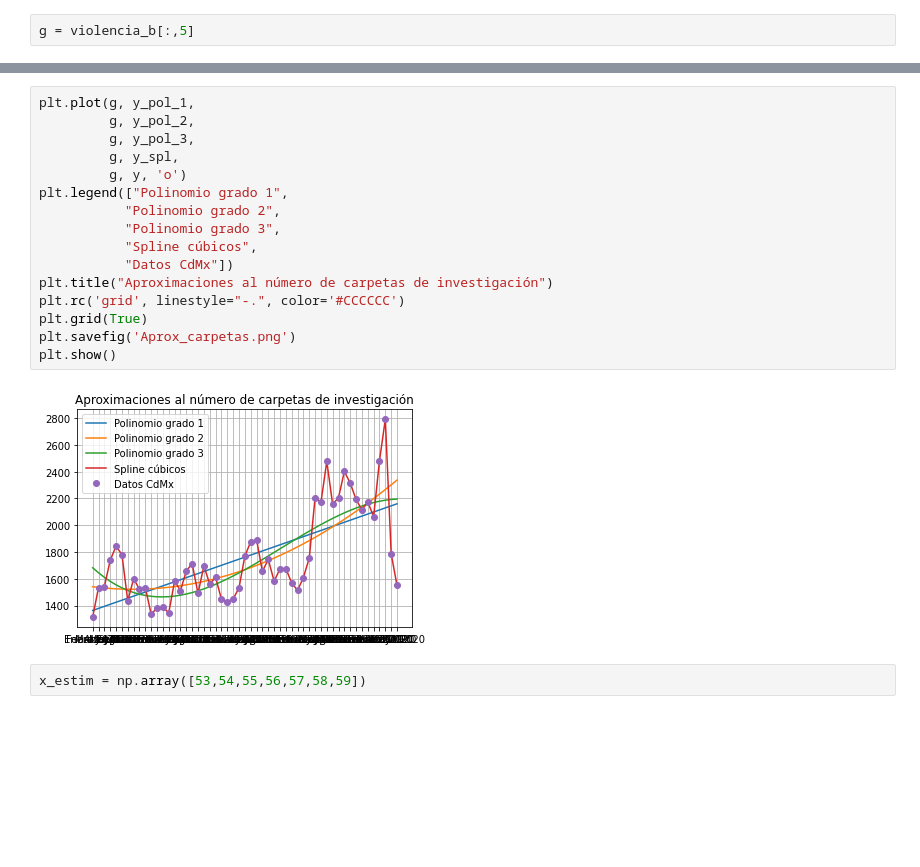
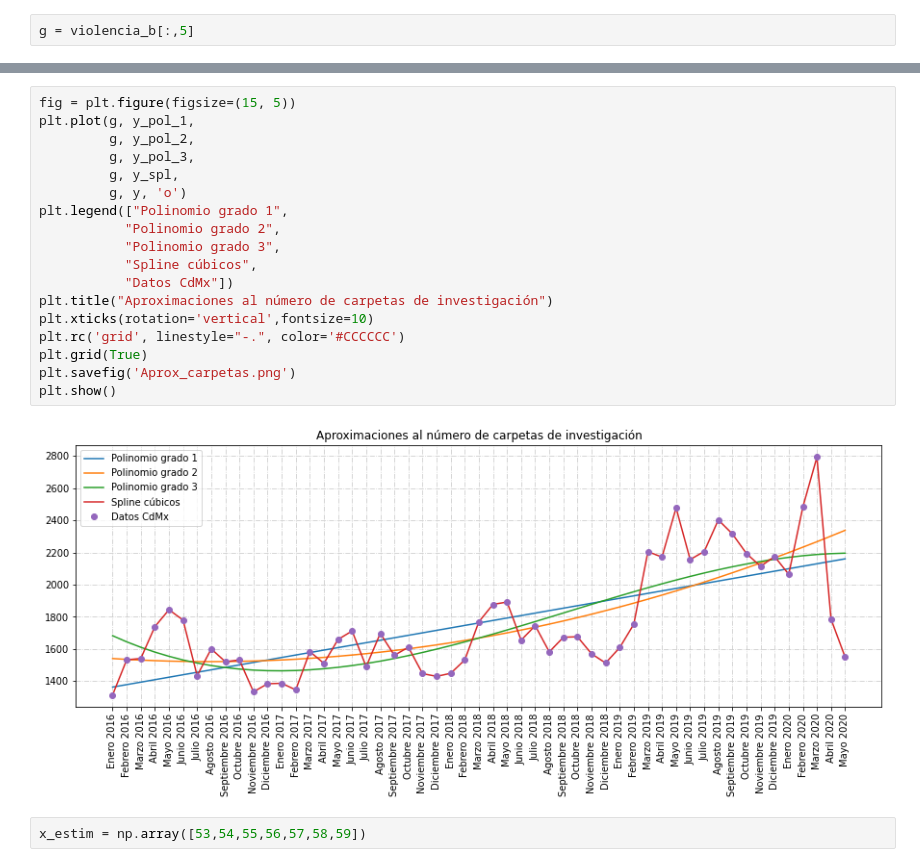
Before and after one commit to prope-2020-gh-classroom/practica-final-por-equipos-verano-2020-itam-patyua, a Jupyter notebook: Estimaciones2.ipynb, the cells around one changed output, grey strips where cells are left out. Saved outputs shown, nothing was run; the diff lists cells and outputs as text; blank space fills up the shorter version.

```diff
--- a/Estimaciones2.ipynb
+++ b/Estimaciones2.ipynb
@@ -198,23 +198,25 @@ array(['Enero 2016', 'Febrero 2016', 'Marzo 2016', 'Abril 2016',
        'Diciembre 2019', 'Enero 2020', 'Febrero 2020', 'Marzo 2020',
        'Abril 2020', 'Mayo 2020'], dtype=object)
 # %%
+fig = plt.figure(figsize=(15, 5))
 plt.plot(g, y_pol_1,
          g, y_pol_2,
          g, y_pol_3,
          g, y_spl,
          g, y, 'o')
 plt.legend(["Polinomio grado 1",
            "Polinomio grado 2",
            "Polinomio grado 3",
            "Spline cúbicos",
            "Datos CdMx"])
 plt.title("Aproximaciones al número de carpetas de investigación")
+plt.xticks(rotation='vertical',fontsize=10)
 plt.rc('grid', linestyle="-.", color='#CCCCCC')
 plt.grid(True)
 plt.savefig('Aprox_carpetas.png')
 plt.show()
 # %% [output]
-[figure, old version]
+[figure, new version]
 # %%
 x_estim = np.array([53,54,55,56,57,58,59])
 # %%
```
Also changed, not shown: parts of 1 cell of this notebook.
